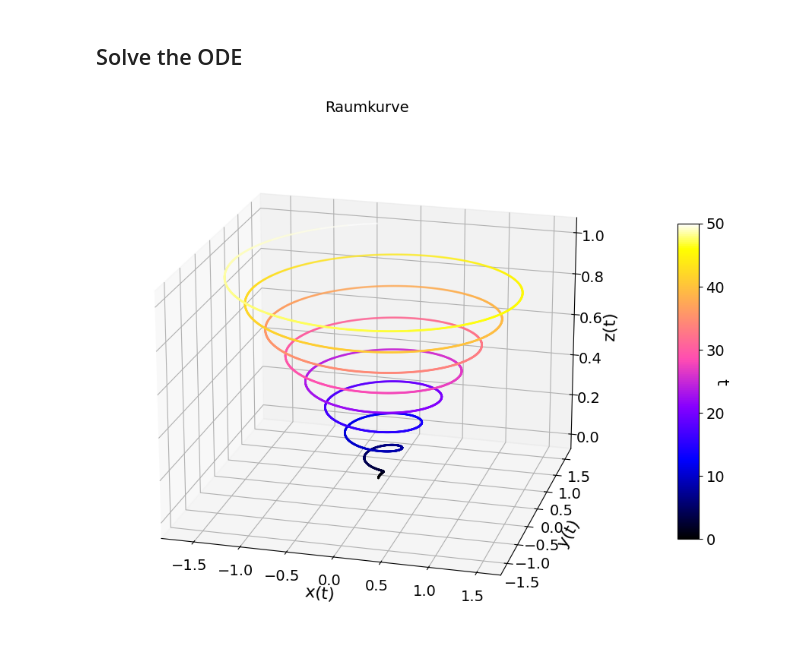
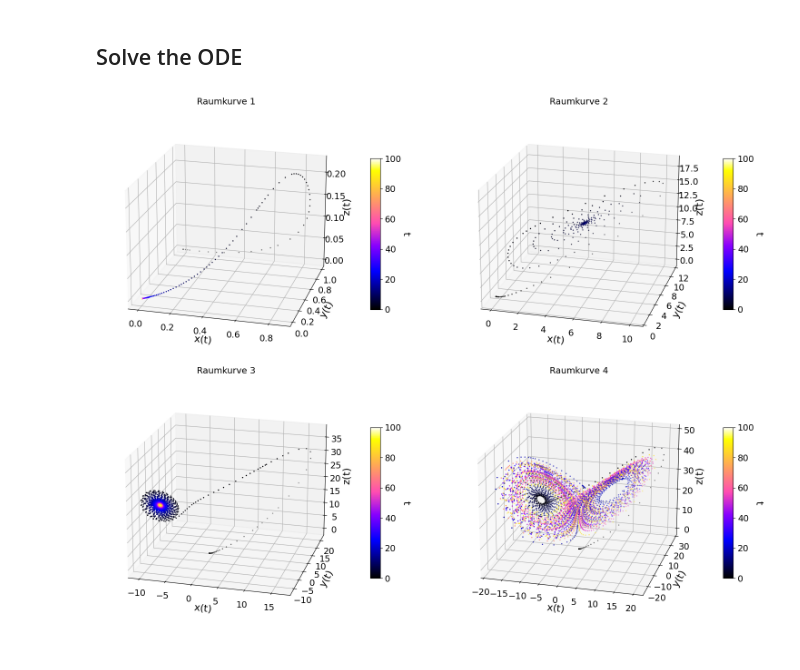
Before and after one commit to FelixGroh/programming-for-physicists, a Jupyter notebook: exercise 09/exercise 09-1.ipynb, the cells around one changed output. Cells and saved outputs as stored; diff of their text form; code cells hidden in the pictures.

```diff
--- a/exercise 09/exercise 09-1.ipynb
+++ b/exercise 09/exercise 09-1.ipynb
@@ -34,12 +34,14 @@ for r in r_list:
     sol = solve_ivp(f, [0, 100], initCond, method = 'LSODA', args=(sigma, r, b,))
     solution.append(sol)
 # %%
-x = np.array()
+x, y, z, t = [], [], [], []
 
 for i in range(len(r_list)):
-    x[i] = solution[i].y[0,:]
-    y[i] = solution[i].y[1,:]
-    z[i] = solution[i].y[2,:]
+    x.append(solution[i].y[0,:])
+    y.append(solution[i].y[1,:])
+    z.append(solution[i].y[2,:])
+
+    t.append(solution[i].t)
 # %%
 params = {
     'figure.figsize'    : [11,5],
@@ -51,15 +53,36 @@ params = {
 }
 matplotlib.rcParams.update(params)
 # %%
-fig = plt.figure(figsize = (16, 9))
-ax = fig.add_subplot(projection='3d')
-bild = ax.scatter3D(x,y,z, marker='o', s=1, c = t_val, cmap=matplotlib.cm.gnuplot2)
-ax.view_init(azim=-75, elev=20)
-cbar = fig.colorbar(bild, shrink=0.6, aspect=15)
-cbar.set_label(r"$\rm t$", rotation=270)
-plt.title("Raumkurve")
-ax.set_xlabel(r"$\rm x(t)$")
-ax.set_ylabel(r"$\rm y(t)$")
-ax.set_zlabel(r"$\rm z(t)$");
+import matplotlib.pyplot as plt
+import matplotlib
+from mpl_toolkits.mplot3d import Axes3D  # required for 3D plots
+
+# Example assumption: x, y, z, t are lists of 4 arrays each
+# x = [x0, x1, x2, x3], and each x0, x1, ... is a 1D array
+# Similarly for y, z, t
+
+fig = plt.figure(figsize=(16, 12))  # Taller figure for 2x2 grid
+
+for i in range(4):  # Assuming r_list has length 4
+    ax = fig.add_subplot(2, 2, i + 1, projection='3d')  # 2x2 subplot grid
+
+    # scatter3D requires a color array (e.g., time values) for cmap to work
+    bild = ax.scatter3D(
+        x[i], y[i], z[i],
+        c=t[i],  # coloring by time or another scalar
+        marker='o', s=1,
+        cmap=matplotlib.cm.gnuplot2
+    )
+
+    ax.view_init(azim=-75, elev=20)
+    cbar = fig.colorbar(bild, ax=ax, shrink=0.6, aspect=15)
+    cbar.set_label(r"$\rm t$", rotation=270, labelpad=15)
+    ax.set_title(f"Raumkurve {i+1}")
+    ax.set_xlabel(r"$\rm x(t)$")
+    ax.set_ylabel(r"$\rm y(t)$")
+    ax.set_zlabel(r"$\rm z(t)$")
+
+plt.tight_layout()
+plt.show()
 # %% [output]
-[figure, old version]
+[figure, new version]
```
